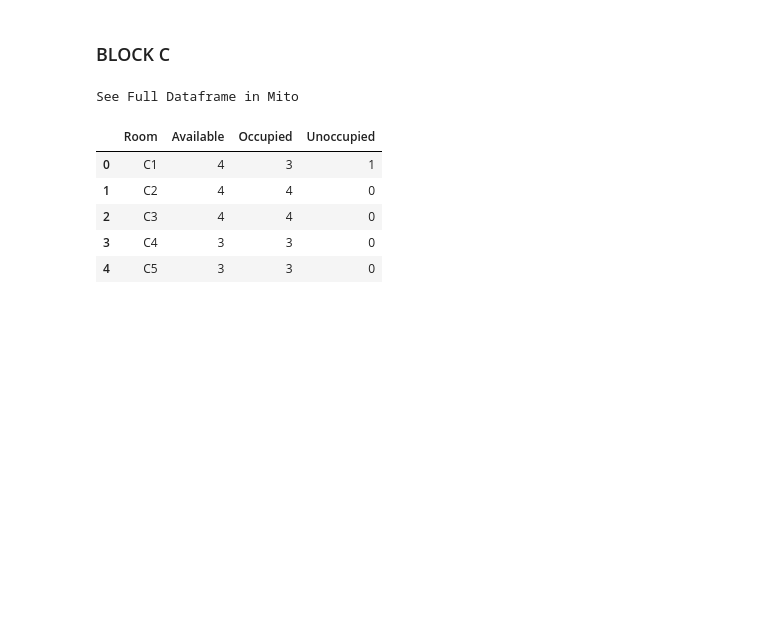
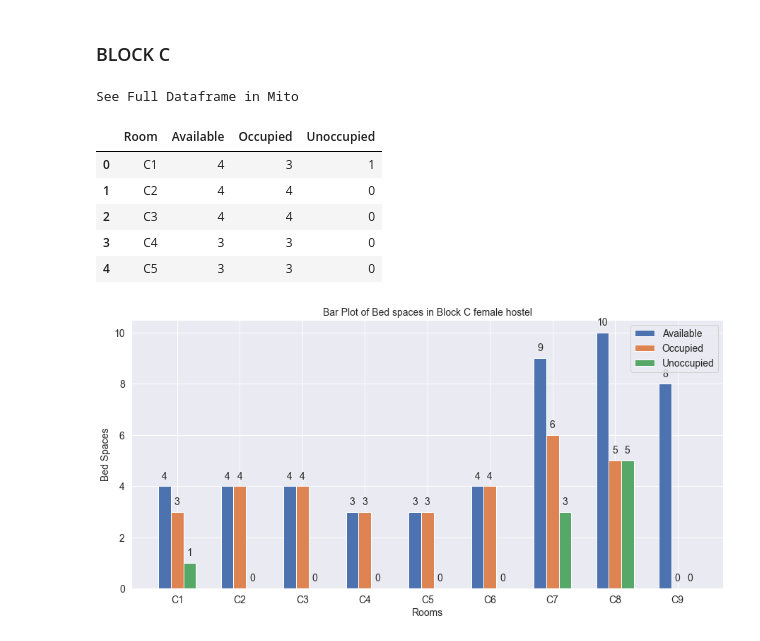
Before and after one commit to Melchizedeke/Data-Visualization-01, a Jupyter notebook: codes.ipynb, the cells around one changed output. Drawn from its saved outputs; the diff is of its cells as text; code cells hidden in the pictures; blank space fills up the shorter version.

Commit message:
New plot

```diff
--- a/codes.ipynb
+++ b/codes.ipynb
@@ -184,3 +184,8 @@ See Full Dataframe in Mito
 | 2 | C3 | 4 | 4 | 0 |
 | 3 | C4 | 3 | 3 | 0 |
 | 4 | C5 | 3 | 3 | 0 |
+# %%
+# Grouped bar plot for Block C
+plotter(df_C, 'C', 'female')
+# %% [output]
+[figure, added]
```
